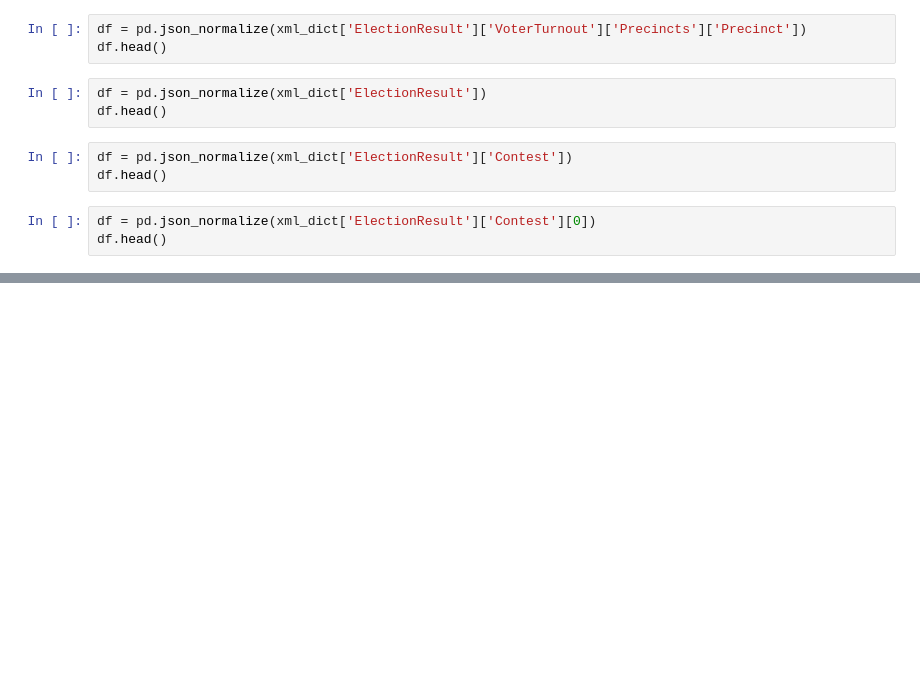
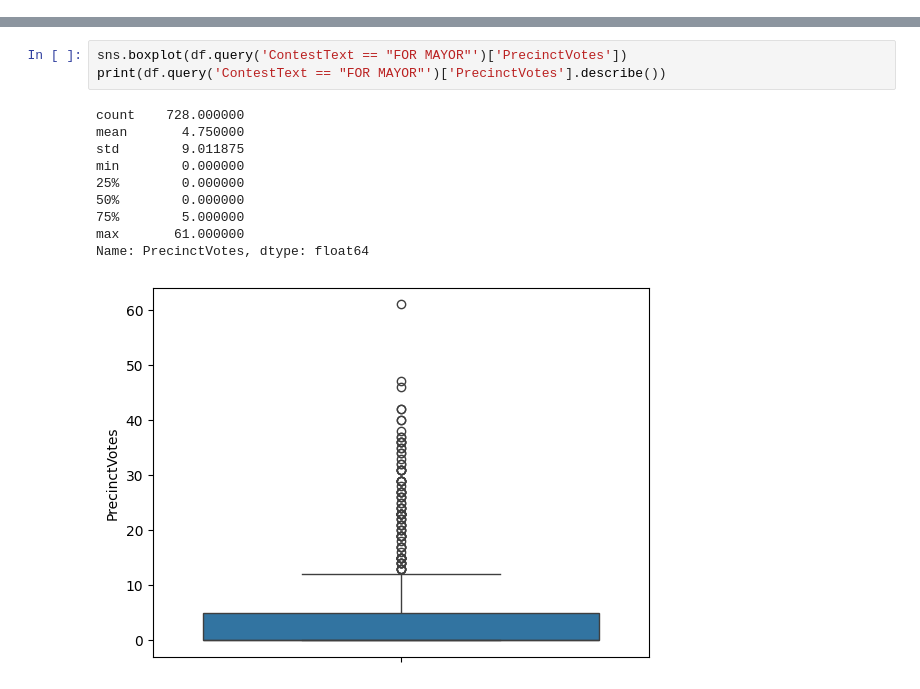
Before and after one commit to yeahmanitsmike/Analytics-Practice, a Jupyter notebook: src/2025_dupage_elections_EDA.ipynb, the cells around one changed output, grey strips where cells are left out. Drawn from its saved outputs; the diff is of its cells as text; blank space fills up the shorter version.

```diff
--- a/src/2025_dupage_elections_EDA.ipynb
+++ b/src/2025_dupage_elections_EDA.ipynb
@@ -18,12 +8,0 @@ aggs_df.drop(columns=['Contest', 'VoterTurnout.Precincts.Precinct'])
-# %%
-df = pd.json_normalize(xml_dict['ElectionResult']['VoterTurnout']['Precincts']['Precinct'])
-df.head()
-# %%
-df = pd.json_normalize(xml_dict['ElectionResult'])
-df.head()
-# %%
-df = pd.json_normalize(xml_dict['ElectionResult']['Contest'])
-df.head()
-# %%
-df = pd.json_normalize(xml_dict['ElectionResult']['Contest'][0])
-df.head()
@@ -92,0 +60,14 @@ FOR TOWNSHIP TRUSTEE
+# %%
+sns.boxplot(df.query('ContestText == "FOR MAYOR"')['PrecinctVotes'])
+print(df.query('ContestText == "FOR MAYOR"')['PrecinctVotes'].describe())
+# %% [output]
+count    728.000000
+mean       4.750000
+std        9.011875
+min        0.000000
+25%        0.000000
+50%        0.000000
+75%        5.000000
+max       61.000000
+Name: PrecinctVotes, dtype: float64
+[figure, added]
```
Also changed, not shown: parts of 14 cells of this notebook, 3 other files.
